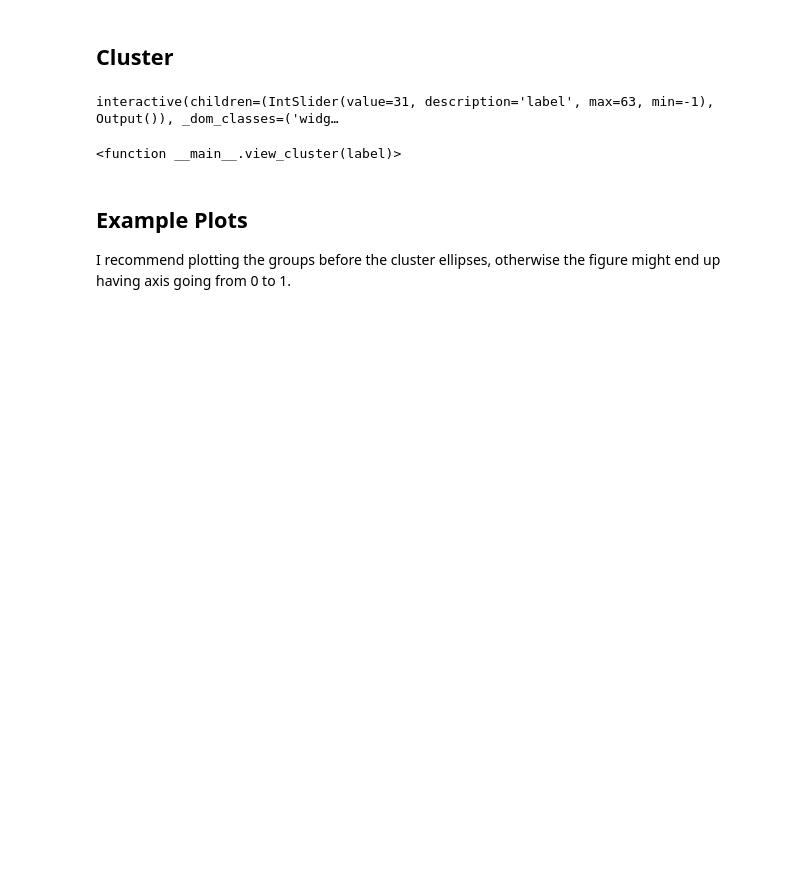
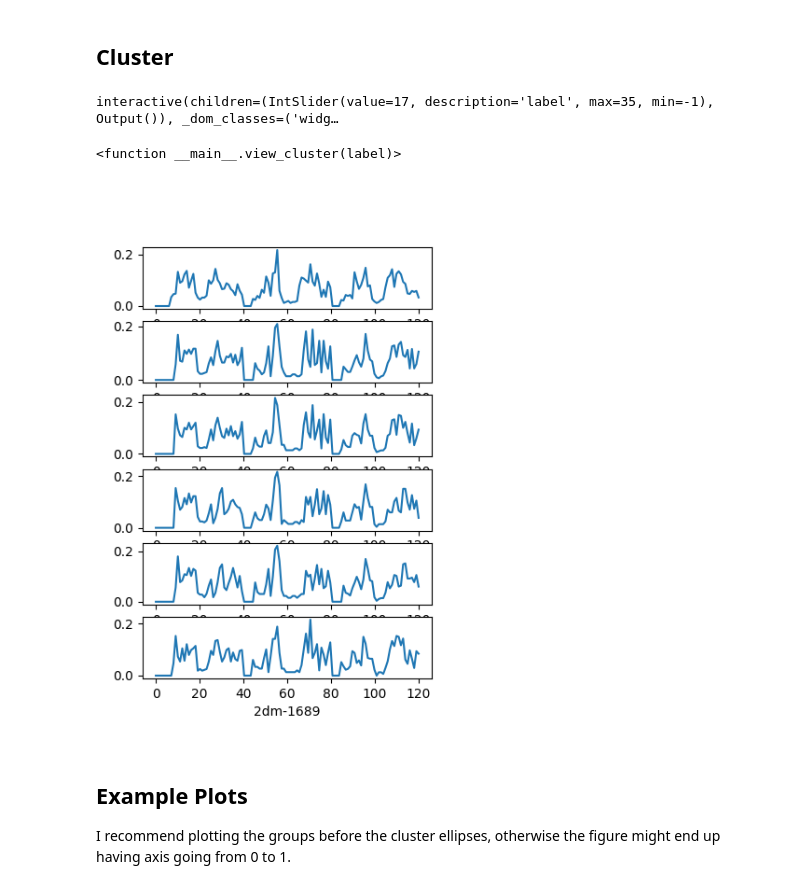
Before and after one commit to ThomasWarford/band-fingerprint, a Jupyter notebook: analysis/template.ipynb, the cells around one changed output. Cells and saved outputs as stored; diff of their text form; code cells hidden in the pictures; blank space fills up the shorter version.

```diff
--- a/analysis/template.ipynb
+++ b/analysis/template.ipynb
@@ -39,25 +42,23 @@ clusterer.fit(df[fingerprint_cols])
 
 df["labels"] = clusterer.labels_
 # %%
-from ipywidgets import interact
-
 def view_cluster(label):
     display(df[df.labels==label].head(100))
 
     num_plots = len(df[df.labels==label])
 
     fig, ax = plt.subplots(num_plots, 1, figsize=(4, 1*num_plots))
 
     for i, index in enumerate(df[df.labels==label].index):
         ax[i].plot(np.linspace(0, FINGERPRINT_LENGTH, FINGERPRINT_LENGTH), df.loc[index][fingerprint_cols])
-
-
+        ax[i].set_xlabel(index)
 
 
 interact(view_cluster, label=(-1, len(np.unique(df.labels))-2, 1))
 # %% [output]
-interactive(children=(IntSlider(value=31, description='label', max=63, min=-1), Output()), _dom_classes=('widg…
+interactive(children=(IntSlider(value=17, description='label', max=35, min=-1), Output()), _dom_classes=('widg…
 <function __main__.view_cluster(label)>
+[figure, added]
 # %% [markdown]
 ## Example Plots
 I recommend plotting the groups before the cluster ellipses, otherwise the figure might end up having axis going from 0 to 1.
```
Also changed, not shown: parts of 4 cells of this notebook.
